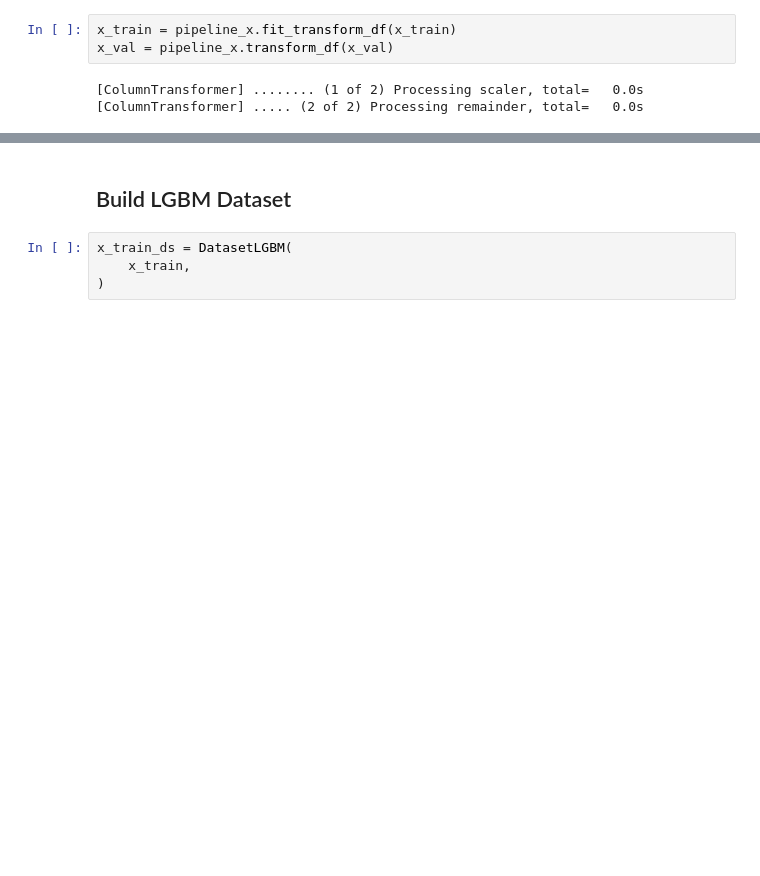
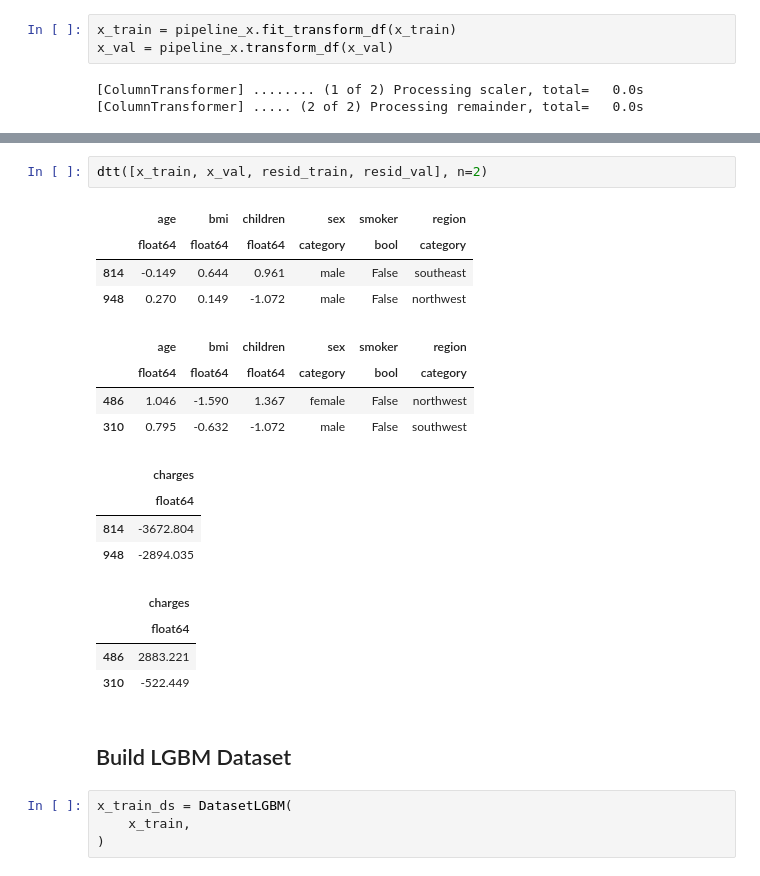
Before and after one commit to akseldkw07/kretsinger, a Jupyter notebook: kret_lgbm/notebooks/lgbm-medical-ex.ipynb, the cells around one changed output, grey strips where cells are left out. Saved outputs shown, nothing was run; the diff lists cells and outputs as text; blank space fills up the shorter version.

```diff
--- a/kret_lgbm/notebooks/lgbm-medical-ex.ipynb
+++ b/kret_lgbm/notebooks/lgbm-medical-ex.ipynb
@@ -122,3 +133,22 @@ x_val = pipeline_x.transform_df(x_val)
+# %%
+dtt([x_train, x_val, resid_train, resid_val], n=2)
+# %% [output]
+|  | age | bmi | children | sex | smoker | region |
+|  | float64 | float64 | float64 | category | bool | category |
+| 814 | -0.149 | 0.644 | 0.961 | male | False | southeast |
+| 948 | 0.270 | 0.149 | -1.072 | male | False | northwest |
+|  | age | bmi | children | sex | smoker | region |
+|  | float64 | float64 | float64 | category | bool | category |
+| 486 | 1.046 | -1.590 | 1.367 | female | False | northwest |
+| 310 | 0.795 | -0.632 | -1.072 | male | False | southwest |
+|  | charges |
+|  | float64 |
+| 814 | -3672.804 |
+| 948 | -2894.035 |
+|  | charges |
+|  | float64 |
+| 486 | 2883.221 |
+| 310 | -522.449 |
 # %% [markdown]
 ## Build LGBM Dataset
 # %%
```
Also changed, not shown: parts of 27 cells of this notebook, 3 other files.
